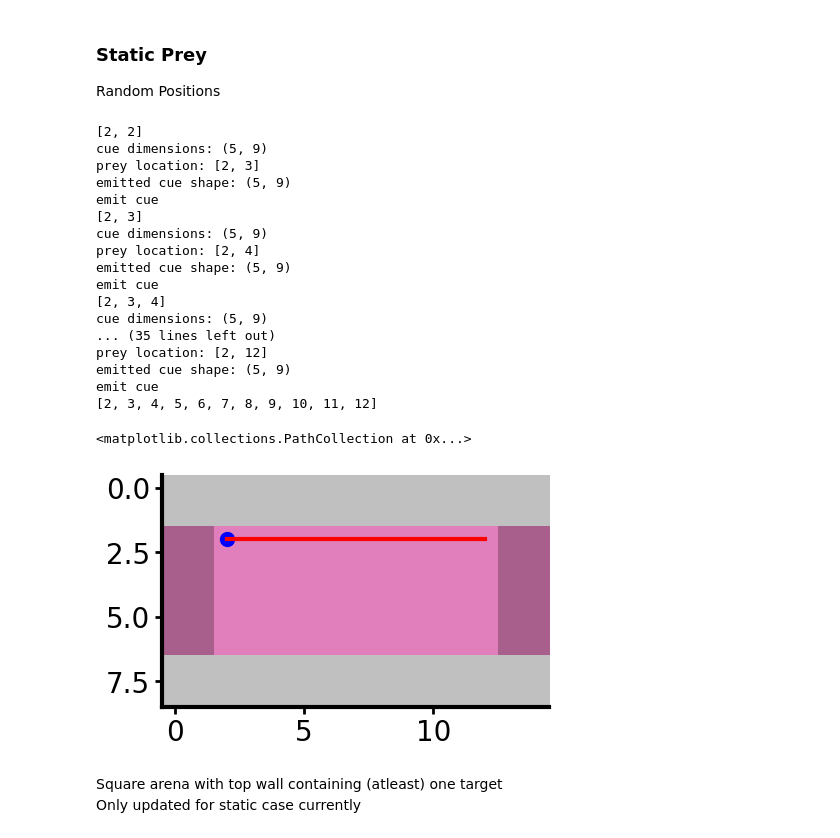
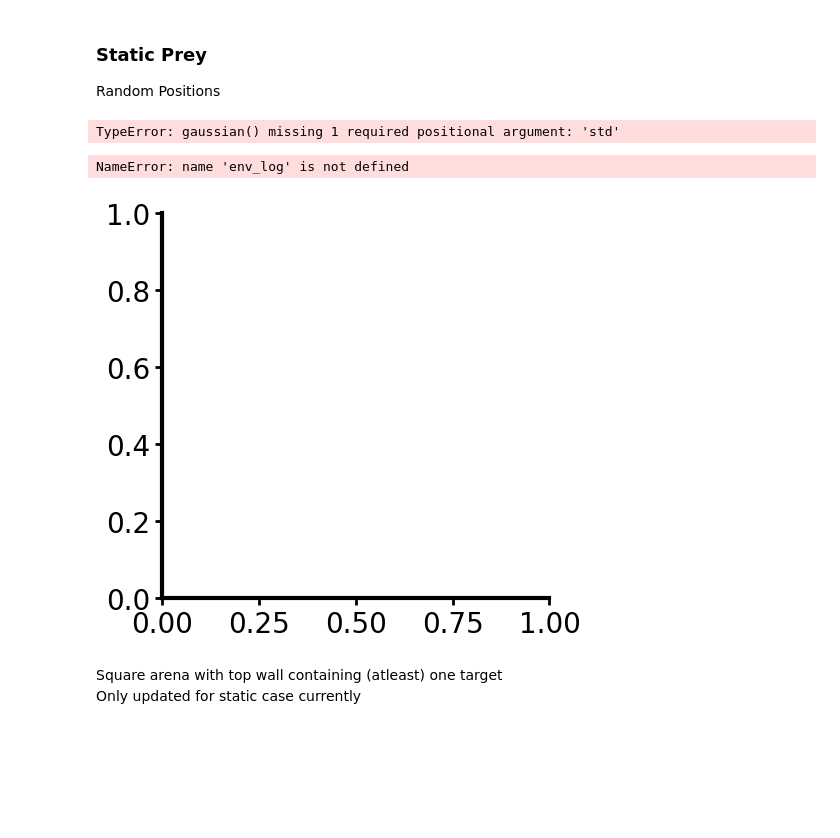
Before and after one commit to ghoshm/Multimodal_mazes, a Jupyter notebook: scripts/task_prototype.ipynb, the cells around one changed output. Drawn from its saved outputs; the diff is of its cells as text; code cells hidden in the pictures; blank space fills up the shorter version.

Commit message:
"Updated Guassian signals"

```diff
--- a/scripts/task_prototype.ipynb
+++ b/scripts/task_prototype.ipynb
@@ -100,11 +100,10 @@ if scenario == "Constant":
         direction = directions[choice]
 
 #Define dimensions of broad cue
-ek1dc = signal.windows.boxcar(3*width//4 + 1)
-ek1dr = signal.windows.boxcar(height)
+ek1dc = signal.windows.gaussian(pk, std=1)
+ek1dr = signal.windows.gaussian(pk, std=1)
 ek2d = np.outer(ek1dr, ek1dc)
 
-print(prey_position)
 prey_markers = ['P', 'X']
 
 xpath = [prey_position[1]]
@@ -122,11 +121,6 @@ for n in range(50):
         cue_left = max(0, prey_position[1] - (3 * width // 8))
         cue_right = min(prey_position[1] + (3 * width // 8) + 1, env.shape[1])
 
-        print(f"cue dimensions: {ek2d.shape}")
-        print(f"prey location: {prey_position}")
-        print(f"emitted cue shape: {((height + height//2) - (height - 1 - height//2), (prey_position[1] + (3*width//8) + 1) - (prey_position[1] - (3*width//8)))}")
-        print("emit cue")
-
         env[
             cue_top:cue_bottom,
             cue_left:cue_right,
@@ -139,57 +133,36 @@ for n in range(50):
     xpath.append(prey_position[1])
     print(xpath)
 # %% [output]
-[2, 2]
-cue dimensions: (5, 9)
-prey location: [2, 3]
-emitted cue shape: (5, 9)
-emit cue
-[2, 3]
-cue dimensions: (5, 9)
-prey location: [2, 4]
-emitted cue shape: (5, 9)
-emit cue
-[2, 3, 4]
-cue dimensions: (5, 9)
-... (35 lines left out)
-prey location: [2, 12]
-emitted cue shape: (5, 9)
-emit cue
-[2, 3, 4, 5, 6, 7, 8, 9, 10, 11, 12]
+TypeError: gaussian() missing 1 required positional argument: 'std'
 # %%
 # Colormaps
 from matplotlib import colors
 import matplotlib.cm as cm
 
 cmap_wall = cm.binary
 cmap_wall.set_under('k', alpha=0)
 
 cmap_ch0 = colors.LinearSegmentedColormap.from_list(
     "", ["white", "xkcd:ultramarine"]
 )
 
 cmap_ch1 = colors.LinearSegmentedColormap.from_list(
     "", ["white", "xkcd:magenta"]
 )
 
-
 fig, ax = plt.subplots()
 
 # Environment
 plt.imshow(1 - env_log[0][:, :, -1], clim=[0.1,1.0], cmap=cmap_wall, alpha=0.25, zorder=1)
 plt.imshow((cmap_ch0(env[:,:,0]) + cmap_ch1(env[:,:,1]))/2)#, interpolation='gaussian', zorder=0)
-#plt.scatter(prey_position[1], prey_position[0], color='red', label='Prey')  # Plot prey position
-plt.plot(xpath, ypath, color='red')
-plt.scatter(xpath[0], ypath[0], color='blue')
-
 
 # Adjust axes
 # plt.xlim([(pk//2) - 1, width + pk//2])
 # plt.ylim([height + pk//2, (pk//2) - 1])
 # plt.axis("off")
 # %% [output]
-<matplotlib.collections.PathCollection at 0x...>
+NameError: name 'env_log' is not defined
-[figure, old version]
+[figure, new version]
 # %% [markdown]
 Square arena with top wall containing (atleast) one target <br>
 Only updated for static case currently
```
Also changed, not shown: 2 other files.
